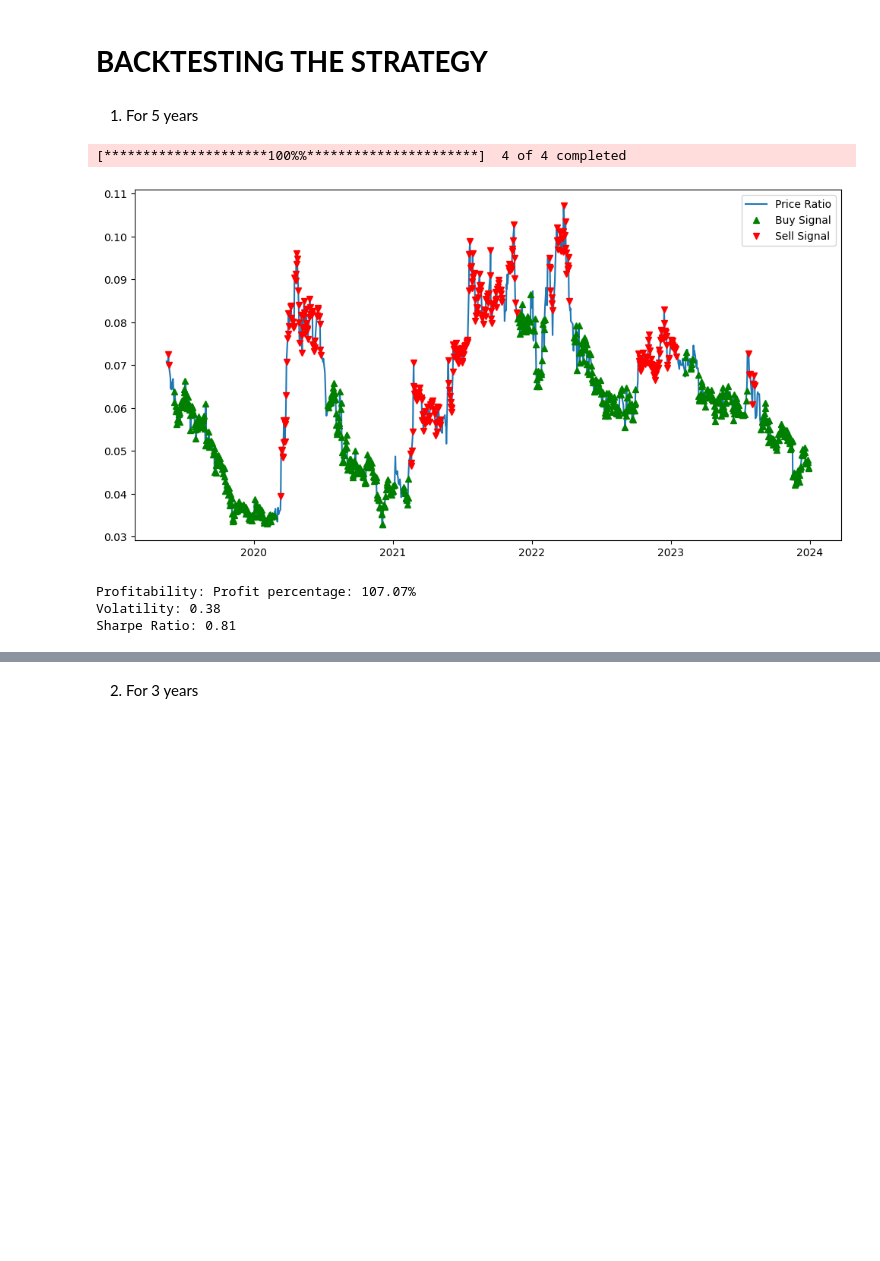
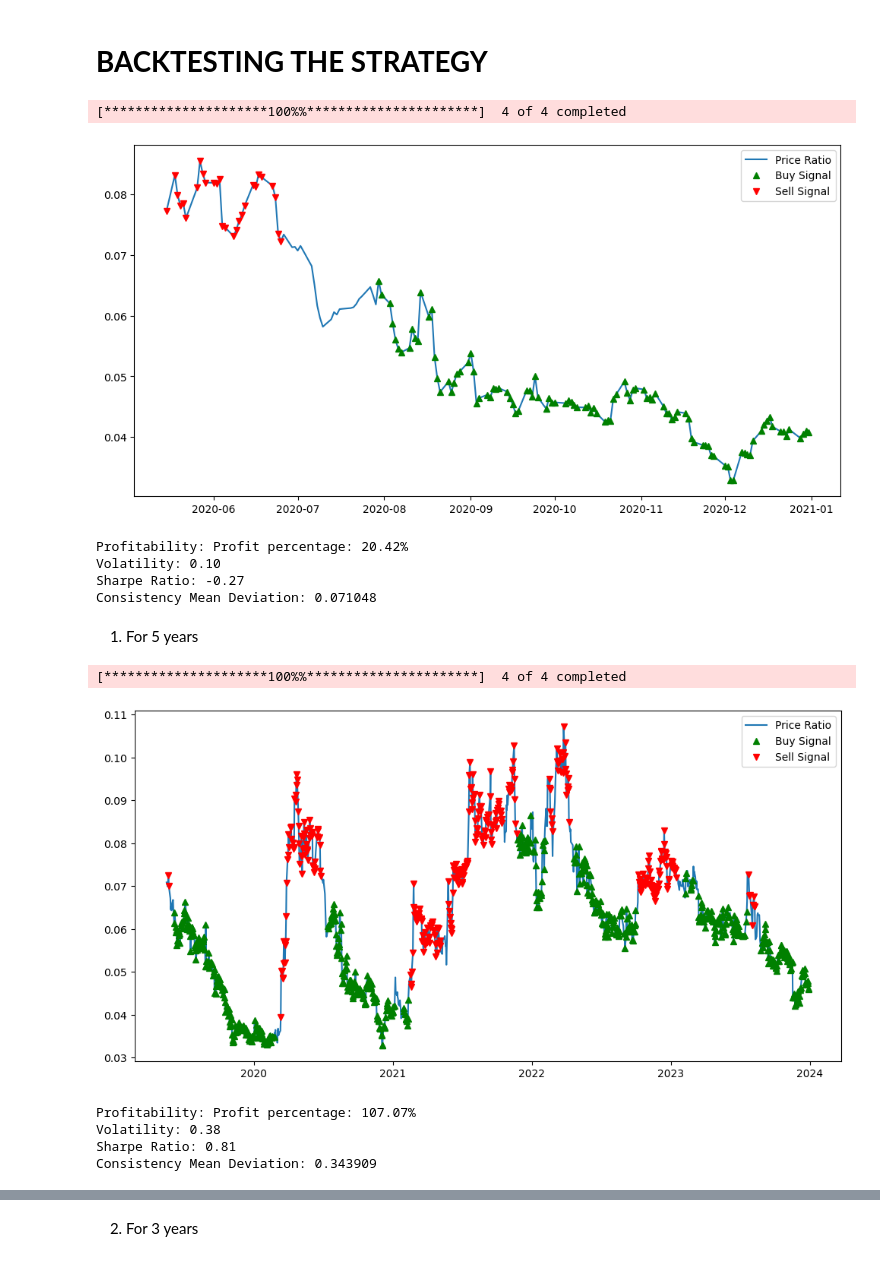
Before and after one commit to Pulkit-Garg-01/PairsTradingAlgorithm, a Jupyter notebook: backTestingFxn.ipynb, the cells around one changed output, grey strips where cells are left out. Saved outputs shown, nothing was run; the diff lists cells and outputs as text; code cells hidden in the pictures; blank space fills up the shorter version.

```diff
--- a/backTestingFxn.ipynb
+++ b/backTestingFxn.ipynb
@@ -44,33 +44,53 @@ def trade_strategy(start, end, window1, window2):
     for i in range(len(ratio)):
         if zscore[i] < -0.6 and money > varroc_prices.iloc[i]:
             money -= varroc_prices.iloc[i]
             count_varroc += 1
             money += htmedia_prices.iloc[i]
             count_htmedia -= 1
         elif zscore[i] > 0.6 and money > htmedia_prices.iloc[i]:
             money -= htmedia_prices.iloc[i]
             count_htmedia += 1
             money += varroc_prices.iloc[i]
             count_varroc -= 1
         elif abs(zscore[i]) < 0.25:
             money += count_varroc * varroc_prices.iloc[i] + count_htmedia * htmedia_prices.iloc[i]
             count_varroc = 0
             count_htmedia = 0
         portfolio_value = money + count_varroc * varroc_prices.iloc[i] + count_htmedia * htmedia_prices.iloc[i]
         returns.append((portfolio_value - 10000) / 10000)
 
     # Performance metrics
     profit_percentage = (portfolio_value - 10000) / 100
     volatility = np.std(returns)
     sharpe_ratio = np.mean(returns) / volatility if volatility != 0 else 0
     sensex_return = (sensex_prices.iloc[-1] - sensex_prices.iloc[0]) / sensex_prices.iloc[0]
     nifty_return = (nifty_prices.iloc[-1] - nifty_prices.iloc[0]) / nifty_prices.iloc[0]
 
+    # Calculate Consistency Mean Deviation
+    mean_return = np.mean(returns)
+    consistency_mean_deviation = np.mean(np.abs(returns - mean_return))
+
     print(f"Profitability: Profit percentage: {profit_percentage:.2f}%")
     print(f"Volatility: {volatility:.2f}")
     print(f"Sharpe Ratio: {sharpe_ratio:.2f}")
+    print(f"Consistency Mean Deviation: {consistency_mean_deviation:.6f}")
     # print(f"BSE Sensex Return: {sensex_return * 100:.2f}%")
     # print(f"NIFTY 50 Return: {nifty_return * 100:.2f}%")
+
+# Example usage:
+start_date = '2020-01-01'
+end_date = '2021-01-01'
+window1 = 30
+window2 = 90
+
+trade_strategy(start_date, end_date, window1, window2)
+# %% [output]
+[*********************100%%**********************]  4 of 4 completed
+[figure, added]
+Profitability: Profit percentage: 20.42%
+Volatility: 0.10
+Sharpe Ratio: -0.27
+Consistency Mean Deviation: 0.071048
 # %% [markdown]
 1) For 5 years
 # %%
@@ -82,4 +102,5 @@ trade_strategy("2019-01-01","2024-01-01",6,90)
 Profitability: Profit percentage: 107.07%
 Volatility: 0.38
 Sharpe Ratio: 0.81
+Consistency Mean Deviation: 0.343909
 # %% [markdown]
```
Also changed, not shown: parts of 5 cells of this notebook, 1 other file.
